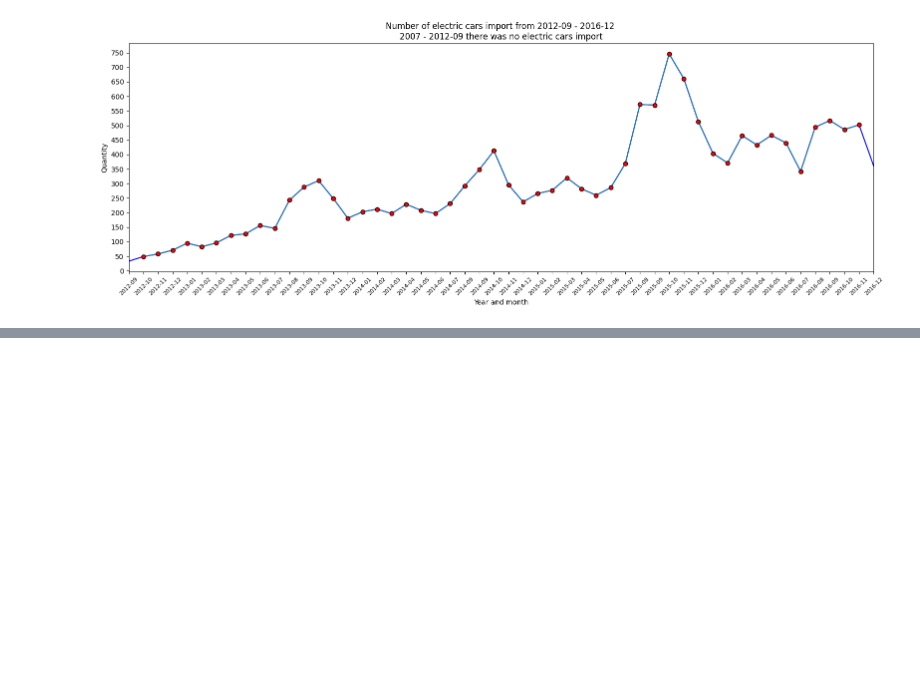
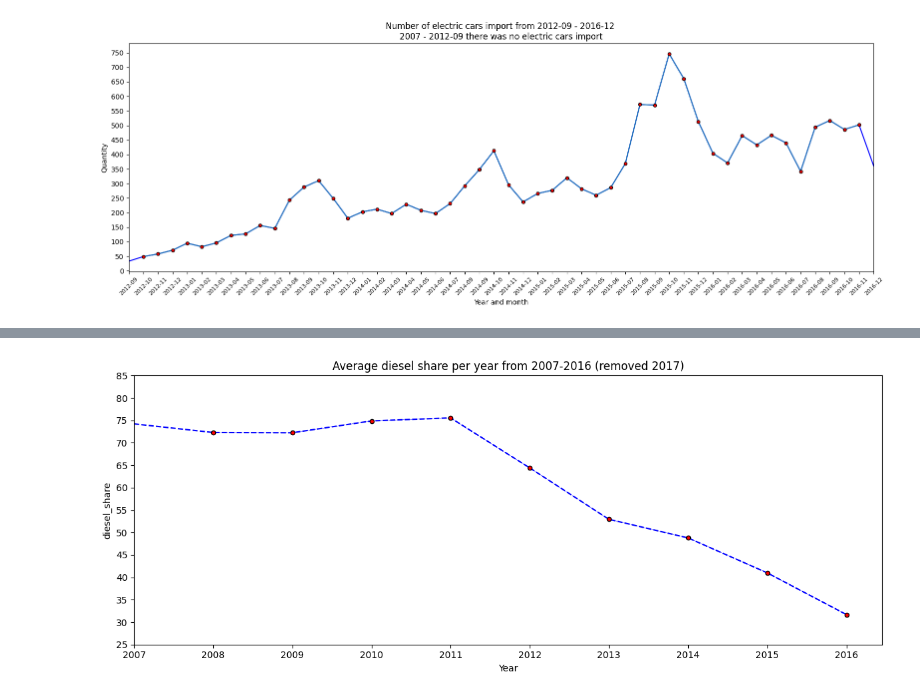
Before and after one commit to MarcusArdenstedt/data_visualization_Marcus_Ericsson_DE24, a Jupyter notebook: exercises/exercise_0/exe_0.ipynb, the cells around one changed output, grey strips where cells are left out. Drawn from its saved outputs; the diff is of its cells as text; code cells hidden in the pictures; blank space fills up the shorter version.

Commit message:
last of exercise 0 task 0, line chart diesel share

```diff
--- a/exercises/exercise_0/exe_0.ipynb
+++ b/exercises/exercise_0/exe_0.ipynb
@@ -593,0 +612,2 @@ plt.show()
+# %%
+df_diesel_share = df[["Year", "Month", "Diesel_Share"]]
@@ -593,0 +645,19 @@ plt.show()
+# %%
+df_diesel_share = duckdb.query(
+    """--sql
+    SELECT
+        Year,
+        AVG(Diesel_Share) AS Average_diesel_Share
+    FROM
+        df_diesel_share
+    GROUP BY
+        Year
+    ORDER BY
+        Year
+    ASC;
+    """
+).df()
+# %%
+df_diesel_share = df_diesel_share.iloc[:-1]
+# %%
+df_diesel_share = df_diesel_share.set_index("Year")
@@ -593,0 +679,22 @@ plt.show()
+# %%
+fig, ax = plt.subplots(figsize= (12,5))
+ax.plot(df_diesel_share.index, df_diesel_share["Average_diesel_Share"], linestyle= '--', color= 'blue')
+ax.plot(df_diesel_share.index[1:], df_diesel_share["Average_diesel_Share"][1:], linestyle= '--', linewidth= 0.4, color= 'blue', marker = 'o', markersize= 4.5, markerfacecolor= 'red', markeredgecolor= 'black')
+
+ax.set_xlim(df_diesel_share.index.min())
+ax.set_xticks(df_diesel_share.index)
+ax.set_xticklabels(df_diesel_share.index.astype(str), rotation= 0)
+ax.set_yticks(np.arange(25, 90, 5))
+
+ax.set_ylabel("diesel_share")
+ax.set_xlabel("Year")
+ax.set_title("Average diesel share per year from 2007-2016 (removed 2017)")
+
+
+
+
+fig.savefig("figures/diesel_share_avg_per_year")
+plt.tight_layout()
+plt.show()
+# %% [output]
+[figure, added]
```
Also changed, not shown: parts of 6 cells of this notebook, 4 other files.
